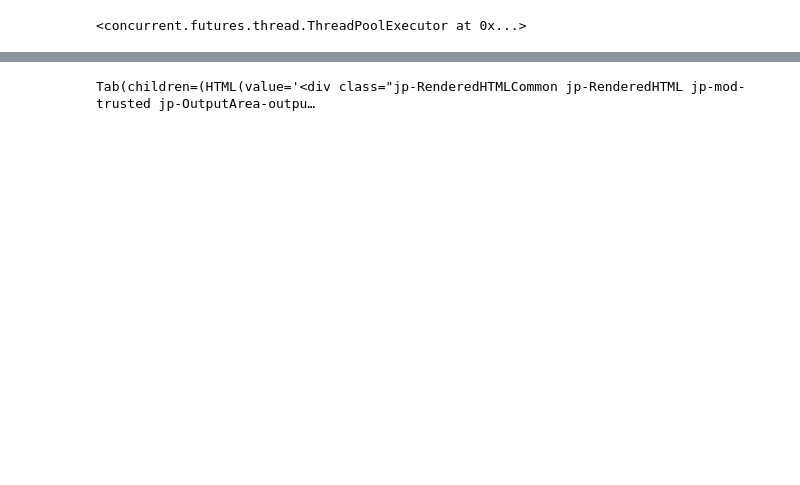
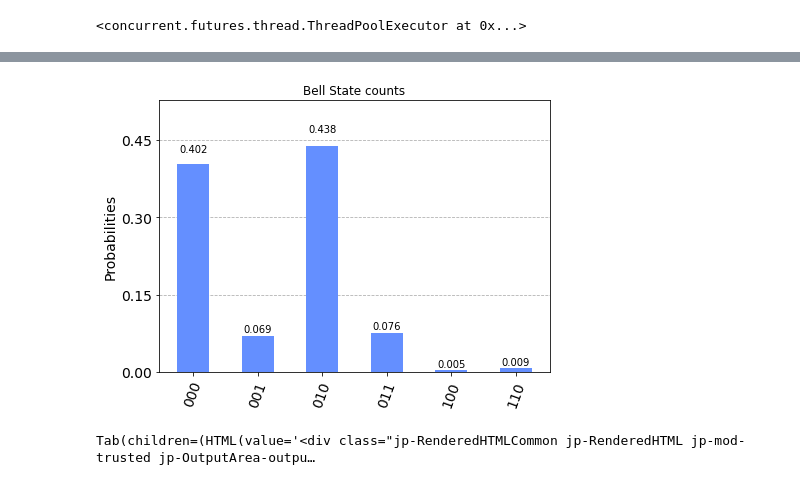
Before and after one commit to MozammilQ/dask_kubernetes, a Jupyter notebook: Aer_Distrubited_with_Kubernetes_and_more.ipynb, the cells around one changed output, grey strips where cells are left out. Cells and saved outputs as stored; diff of their text form; code cells hidden in the pictures; blank space fills up the shorter version.

```diff
--- a/Aer_Distrubited_with_Kubernetes_and_more.ipynb
+++ b/Aer_Distrubited_with_Kubernetes_and_more.ipynb
@@ -125,3 +126,9 @@ ERROR: Failed to load qobj: to_json not implemented for this type of object: <cl
+# %%
+counts=result.get_counts(qc[0])
+# %%
+plot_histogram(counts, title="Bell State counts")
+# %% [output]
+[figure, added]
 # %%
 ##################################################################################################
 # %%
```
Also changed, not shown: parts of 13 cells of this notebook, 2 other files.
